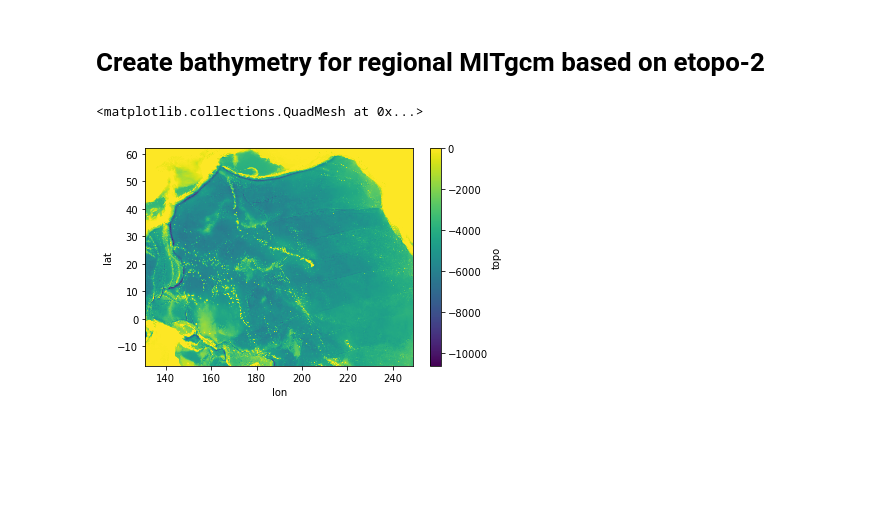
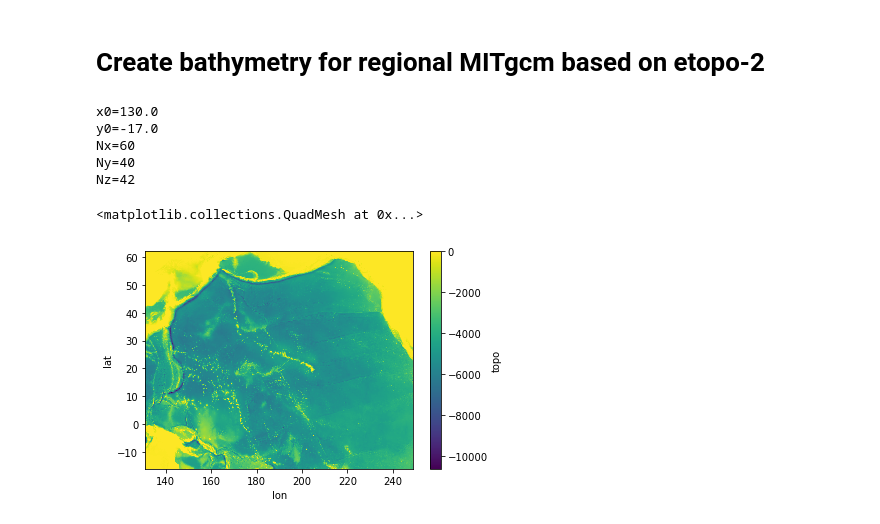
Before and after one commit to takaito1/MITgcm_regional_setup, a Jupyter notebook: create_bathymetry.ipynb, the cells around one changed output. Saved outputs shown, nothing was run; the diff lists cells and outputs as text; code cells hidden in the pictures; blank space fills up the shorter version.

```diff
--- a/create_bathymetry.ipynb
+++ b/create_bathymetry.ipynb
@@ -15,15 +15,15 @@ topo = ds.topo.roll(lon=int(10800/2))
 # define new grid
 runcase = 'NorthPacific.lonlat2x2.42lev'
 toponame = 'NorthPacific.etopo2'
-xr = [131, 249]  # zonal extent
-yr = [-17, 62]  # meridional extent
+xrange = [131, 249]  # zonal extent
+yrange = [-16, 62]  # meridional extent
 n = [60, 40]   # number of grid points
 # output file name
 fn = 'bathymetry_'+toponame+'.bin'
 # %%
 #define a new grid coordinates
-xn = np.linspace(xr[0], xr[1], n[0])
-yn = np.linspace(yr[0], yr[1], n[1])
+xn = np.linspace(xrange[0], xrange[1], n[0])
+yn = np.linspace(yrange[0], yrange[1], n[1])
 zn=np.array([-5.0000e+00, -1.5500e+01, -2.7000e+01, -3.9500e+01, -5.3000e+01,
        -6.8000e+01, -8.5000e+01, -1.0400e+02, -1.2550e+02, -1.5000e+02,
        -1.7750e+02, -2.0850e+02, -2.4350e+02, -2.8300e+02, -3.2800e+02,
@@ -33,15 +33,32 @@ zn=np.array([-5.0000e+00, -1.5500e+01, -2.7000e+01, -3.9500e+01, -5.3000e+01,
        -2.8250e+03, -3.0750e+03, -3.3250e+03, -3.5750e+03, -3.8250e+03,
        -4.0750e+03, -4.3250e+03, -4.5750e+03, -4.8250e+03, -5.0750e+03,
        -5.3250e+03, -5.5750e+03], dtype=float) * -1
+#
+# print the values of x0 and y0
+x0 = xn[0]-(xn[1]-xn[0])/2.
+y0 = yn[0]-(yn[1]-yn[0])/2.
+print('x0='+str(x0))
+print('y0='+str(y0))
+#
+# print the number of grid points in x, y and z
+print('Nx='+str(xn.size))
+print('Ny='+str(yn.size))
+print('Nz='+str(zn.size))
+# %% [output]
+x0=130.0
+y0=-17.0
+Nx=60
+Ny=40
+Nz=42
 # %%
 # Set land values to zero
 topo1 = topo.where(topo<0,0)
 # %%
 # plot original topography
-topo1.sel(lon=slice(xr[0],xr[1])).sel(lat=slice(yr[0],yr[1])).plot()
+topo1.sel(lon=slice(xrange[0],xrange[1])).sel(lat=slice(yrange[0],yrange[1])).plot()
 # %% [output]
 <matplotlib.collections.QuadMesh at 0x...>
-[figure, old version]
+[figure, new version]
 # %%
 # interpolate onto new grid
 topo2 = topo1.interp(lon=xn,lat=yn,method='linear')
```
Also changed, not shown: parts of 3 cells of this notebook, 1 other file.
